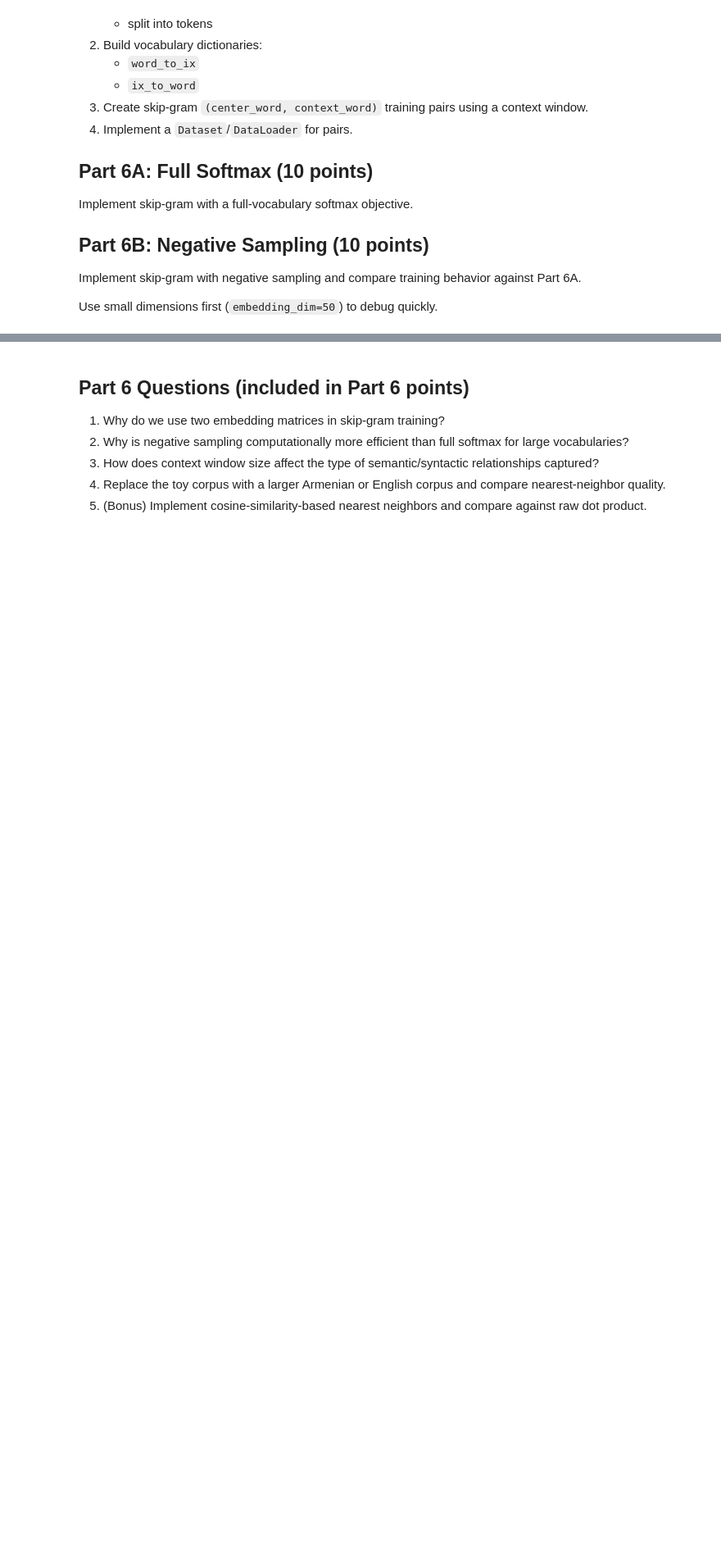
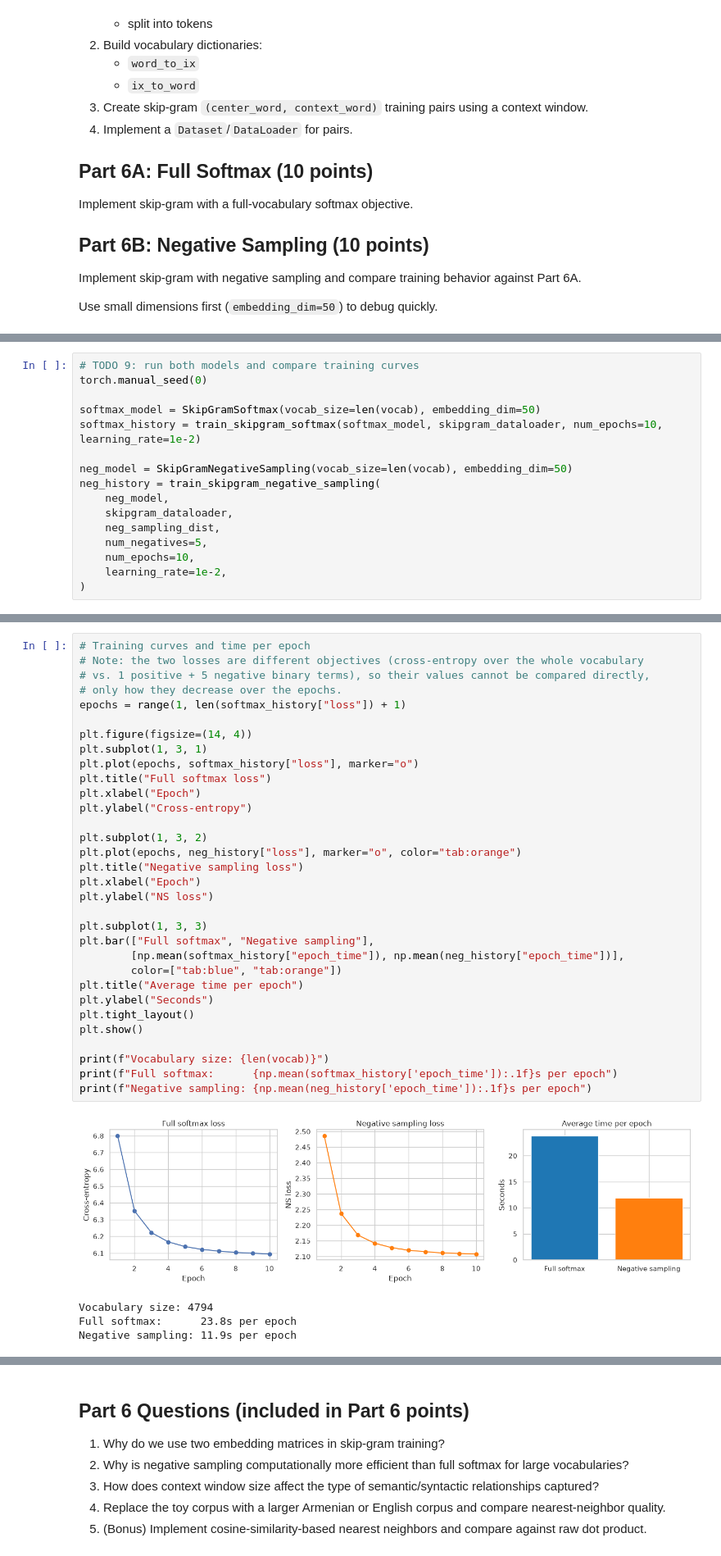
Before and after one commit to Gor-2001/NLP_2026_FALL_homework, a Jupyter notebook: hw_02/HW2_Gor_Melkumyan.ipynb, the cells around one changed output, grey strips where cells are left out. Shown at 82% size. Saved outputs shown, nothing was run; the diff lists cells and outputs as text; blank space fills up the shorter version.

```diff
--- a/hw_02/HW2_Gor_Melkumyan.ipynb
+++ b/hw_02/HW2_Gor_Melkumyan.ipynb
@@ -876,0 +995,16 @@ ModuleNotFoundError: No module named 'datasets'
+# %%
+# TODO 9: run both models and compare training curves
+torch.manual_seed(0)
+
+softmax_model = SkipGramSoftmax(vocab_size=len(vocab), embedding_dim=50)
+softmax_history = train_skipgram_softmax(softmax_model, skipgram_dataloader, num_epochs=10, learning_rate=1e-2)
+
+neg_model = SkipGramNegativeSampling(vocab_size=len(vocab), embedding_dim=50)
+neg_history = train_skipgram_negative_sampling(
+    neg_model,
+    skipgram_dataloader,
+    neg_sampling_dist,
+    num_negatives=5,
+    num_epochs=10,
+    learning_rate=1e-2,
+)
@@ -876,0 +1032,37 @@ ModuleNotFoundError: No module named 'datasets'
+# %%
+# Training curves and time per epoch
+# Note: the two losses are different objectives (cross-entropy over the whole vocabulary
+# vs. 1 positive + 5 negative binary terms), so their values cannot be compared directly,
+# only how they decrease over the epochs.
+epochs = range(1, len(softmax_history["loss"]) + 1)
+
+plt.figure(figsize=(14, 4))
+plt.subplot(1, 3, 1)
+plt.plot(epochs, softmax_history["loss"], marker="o")
+plt.title("Full softmax loss")
+plt.xlabel("Epoch")
+plt.ylabel("Cross-entropy")
+
+plt.subplot(1, 3, 2)
+plt.plot(epochs, neg_history["loss"], marker="o", color="tab:orange")
+plt.title("Negative sampling loss")
+plt.xlabel("Epoch")
+plt.ylabel("NS loss")
+
+plt.subplot(1, 3, 3)
+plt.bar(["Full softmax", "Negative sampling"],
+        [np.mean(softmax_history["epoch_time"]), np.mean(neg_history["epoch_time"])],
+        color=["tab:blue", "tab:orange"])
+plt.title("Average time per epoch")
+plt.ylabel("Seconds")
+plt.tight_layout()
+plt.show()
+
+print(f"Vocabulary size: {len(vocab)}")
+print(f"Full softmax:      {np.mean(softmax_history['epoch_time']):.1f}s per epoch")
+print(f"Negative sampling: {np.mean(neg_history['epoch_time']):.1f}s per epoch")
+# %% [output]
+[figure, added]
+Vocabulary size: 4794
+Full softmax:      23.8s per epoch
+Negative sampling: 11.9s per epoch
```
Also changed, not shown: parts of 6 cells of this notebook.
